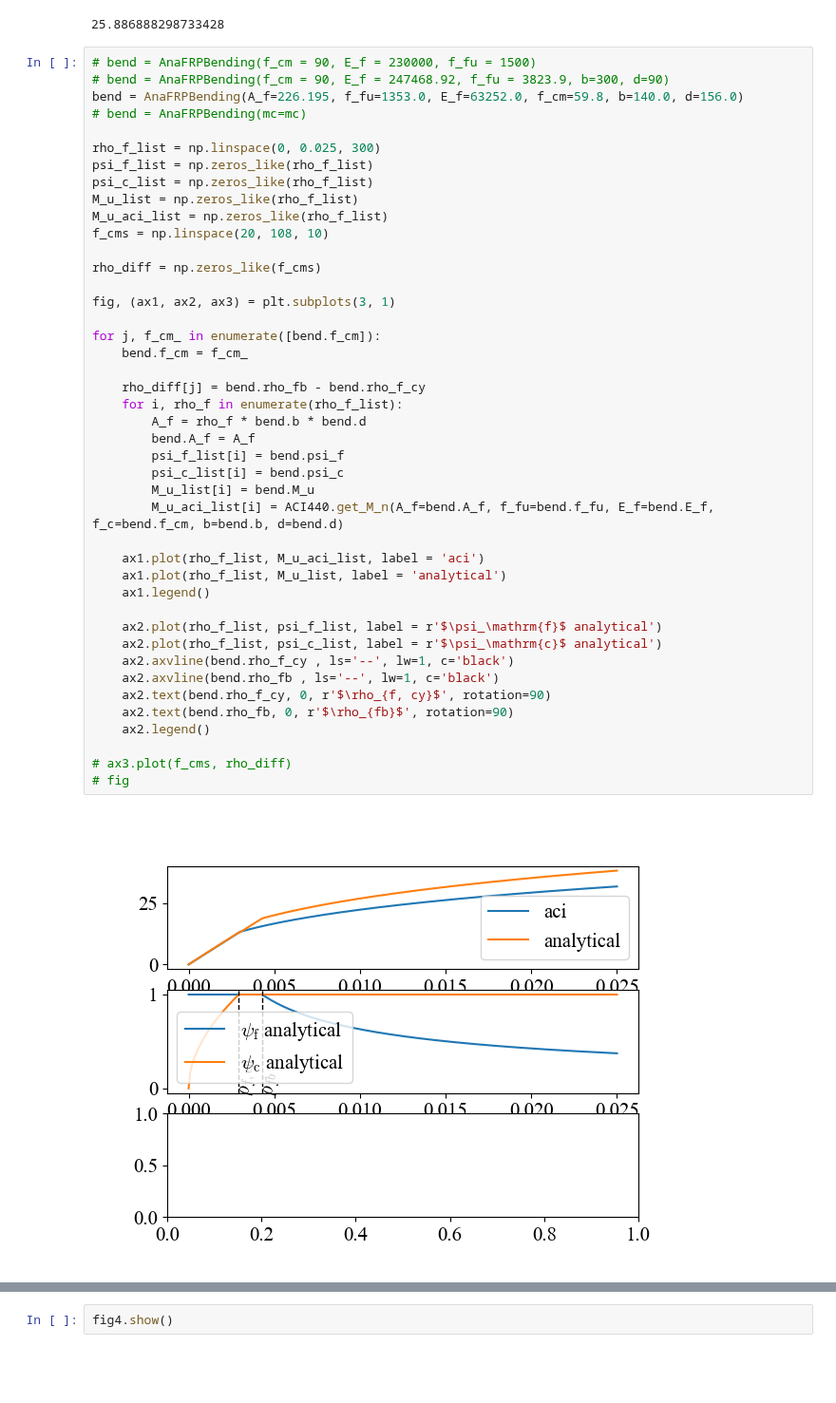
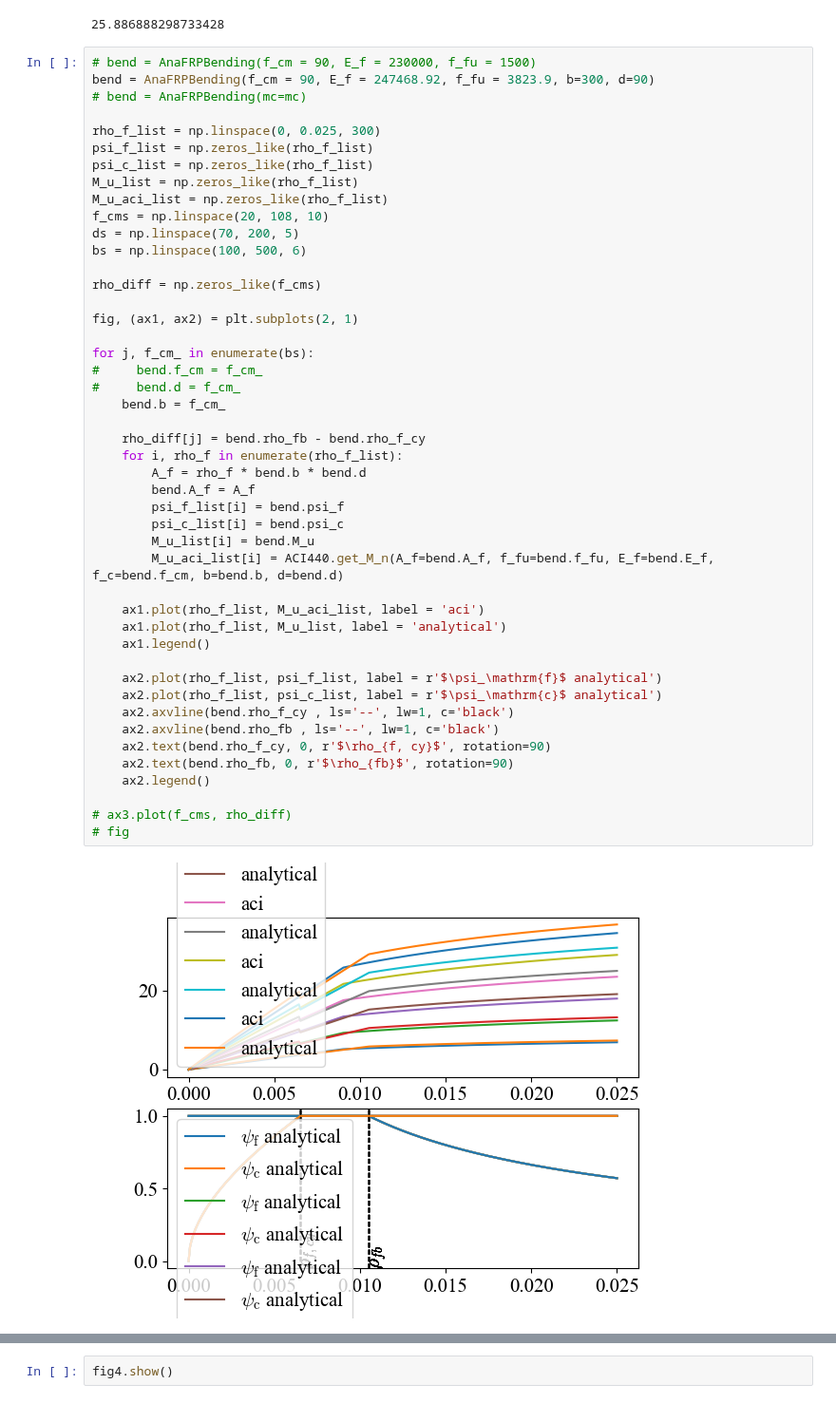
Before and after one commit to rosoba/bmcs_cross_section, a Jupyter notebook: notebooks/mkappa/deriving_rho_fb_and_M_n_with_2_lines_approx_studies_and_validation.ipynb, the cells around one changed output, grey strips where cells are left out. Shown at 95% size. Drawn from its saved outputs; the diff is of its cells as text; blank space fills up the shorter version.

Commit message:
New efficient design diagrams are derived

```diff
--- a/notebooks/mkappa/deriving_rho_fb_and_M_n_with_2_lines_approx_studies_and_validation.ipynb
+++ b/notebooks/mkappa/deriving_rho_fb_and_M_n_with_2_lines_approx_studies_and_validation.ipynb
@@ -170,8 +232,7 @@ AnaFRPBending(A_f=226.195, f_fu=1353.0, E_f=63252.0, f_cm=59.8, b=140.0, d=156.0
 25.886888298733428
 # %%
 # bend = AnaFRPBending(f_cm = 90, E_f = 230000, f_fu = 1500)
-# bend = AnaFRPBending(f_cm = 90, E_f = 247468.92, f_fu = 3823.9, b=300, d=90)
-bend = AnaFRPBending(A_f=226.195, f_fu=1353.0, E_f=63252.0, f_cm=59.8, b=140.0, d=156.0)
+bend = AnaFRPBending(f_cm = 90, E_f = 247468.92, f_fu = 3823.9, b=300, d=90)
 # bend = AnaFRPBending(mc=mc)
 
 rho_f_list = np.linspace(0, 0.025, 300)
@@ -180,36 +241,40 @@ psi_c_list = np.zeros_like(rho_f_list)
 M_u_list = np.zeros_like(rho_f_list)
 M_u_aci_list = np.zeros_like(rho_f_list)
 f_cms = np.linspace(20, 108, 10)
+ds = np.linspace(70, 200, 5)
+bs = np.linspace(100, 500, 6)
 
 rho_diff = np.zeros_like(f_cms)
 
-fig, (ax1, ax2, ax3) = plt.subplots(3, 1)
+fig, (ax1, ax2) = plt.subplots(2, 1)
 
-for j, f_cm_ in enumerate([bend.f_cm]):
-    bend.f_cm = f_cm_
+for j, f_cm_ in enumerate(bs):
+#     bend.f_cm = f_cm_
+#     bend.d = f_cm_
+    bend.b = f_cm_
 
     rho_diff[j] = bend.rho_fb - bend.rho_f_cy
     for i, rho_f in enumerate(rho_f_list):
         A_f = rho_f * bend.b * bend.d
         bend.A_f = A_f
         psi_f_list[i] = bend.psi_f
         psi_c_list[i] = bend.psi_c
         M_u_list[i] = bend.M_u
         M_u_aci_list[i] = ACI440.get_M_n(A_f=bend.A_f, f_fu=bend.f_fu, E_f=bend.E_f, f_c=bend.f_cm, b=bend.b, d=bend.d)
 
     ax1.plot(rho_f_list, M_u_aci_list, label = 'aci')
     ax1.plot(rho_f_list, M_u_list, label = 'analytical')
     ax1.legend()
 
     ax2.plot(rho_f_list, psi_f_list, label = r'$\psi_\mathrm{f}$ analytical')
     ax2.plot(rho_f_list, psi_c_list, label = r'$\psi_\mathrm{c}$ analytical')
     ax2.axvline(bend.rho_f_cy , ls='--', lw=1, c='black')
     ax2.axvline(bend.rho_fb , ls='--', lw=1, c='black')
     ax2.text(bend.rho_f_cy, 0, r'$\rho_{f, cy}$', rotation=90)
     ax2.text(bend.rho_fb, 0, r'$\rho_{fb}$', rotation=90)
     ax2.legend()
 
 # ax3.plot(f_cms, rho_diff)
 # fig
 # %% [output]
-[figure, old version]
+[figure, new version]
```
Also changed, not shown: parts of 8 cells of this notebook, 6 other files.
